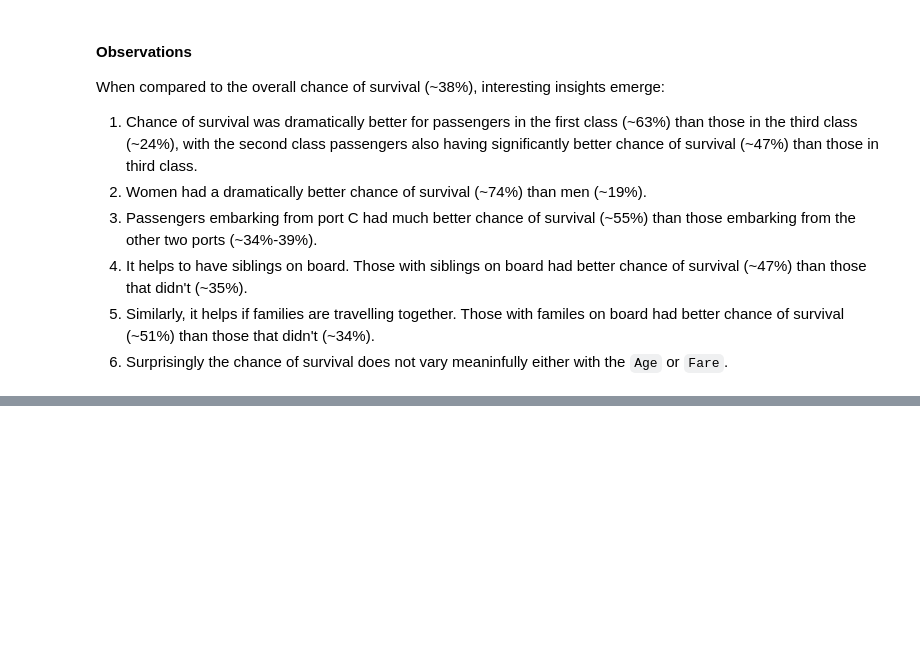
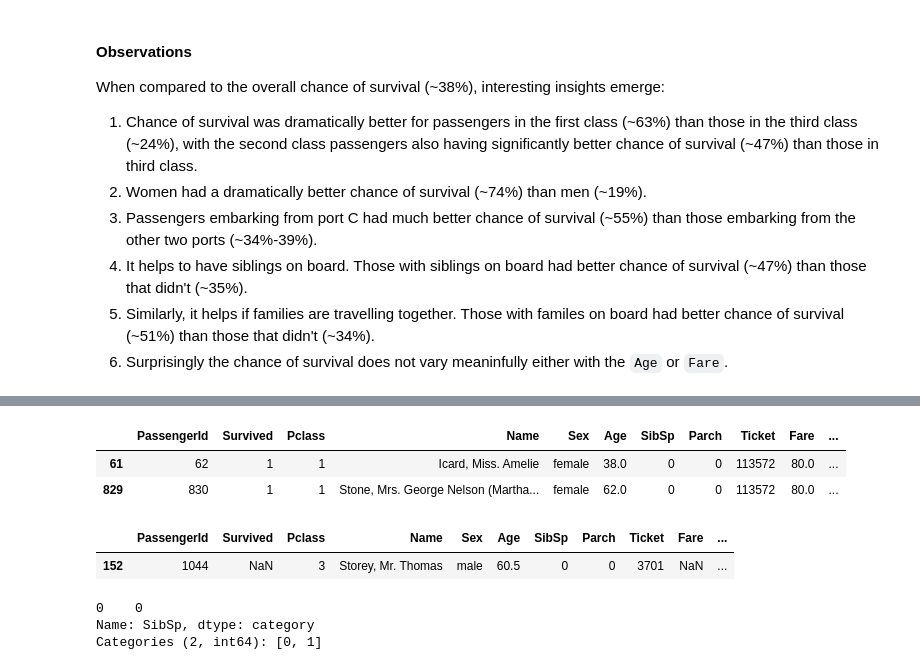
Before and after one commit to sanjeevgadre/Kaggle-Titanic, a Jupyter notebook: Python/scripts/Part-1-EDA-Preprocessing-LearningCurves.ipynb, the cells around one changed output, grey strips where cells are left out. Saved outputs shown, nothing was run; the diff lists cells and outputs as text; code cells hidden in the pictures; blank space fills up the shorter version.

```diff
--- a/Python/scripts/Part-1-EDA-Preprocessing-LearningCurves.ipynb
+++ b/Python/scripts/Part-1-EDA-Preprocessing-LearningCurves.ipynb
@@ -308,0 +316,3 @@ When compared to the overall chance of survival (~38%), interesting insights eme
+# %%
+dat = train.append(test, sort = False)
+dat.dtypes
@@ -308,0 +525,17 @@ When compared to the overall chance of survival (~38%), interesting insights eme
+# %%
+dat.loc[dat['Embarked'].isna(), :]
+# %% [output]
+|  | PassengerId | Survived | Pclass | Name | Sex | Age | SibSp | Parch | Ticket | Fare | ... |
+| 61 | 62 | 1 | 1 | Icard, Miss. Amelie | female | 38.0 | 0 | 0 | 113572 | 80.0 | ... |
+| 829 | 830 | 1 | 1 | Stone, Mrs. George Nelson (Martha... | female | 62.0 | 0 | 0 | 113572 | 80.0 | ... |
+# %%
+dat.loc[dat['Fare'].isna(), :]
+# %% [output]
+|  | PassengerId | Survived | Pclass | Name | Sex | Age | SibSp | Parch | Ticket | Fare | ... |
+| 152 | 1044 | NaN | 3 | Storey, Mr. Thomas | male | 60.5 | 0 | 0 | 3701 | NaN | ... |
+# %%
+dat.query('Pclass == 1 and Sex == "male"')['SibSp'].mode()
+# %% [output]
+0    0
+Name: SibSp, dtype: category
+Categories (2, int64): [0, 1]
```
Also changed, not shown: parts of 12 cells of this notebook.
